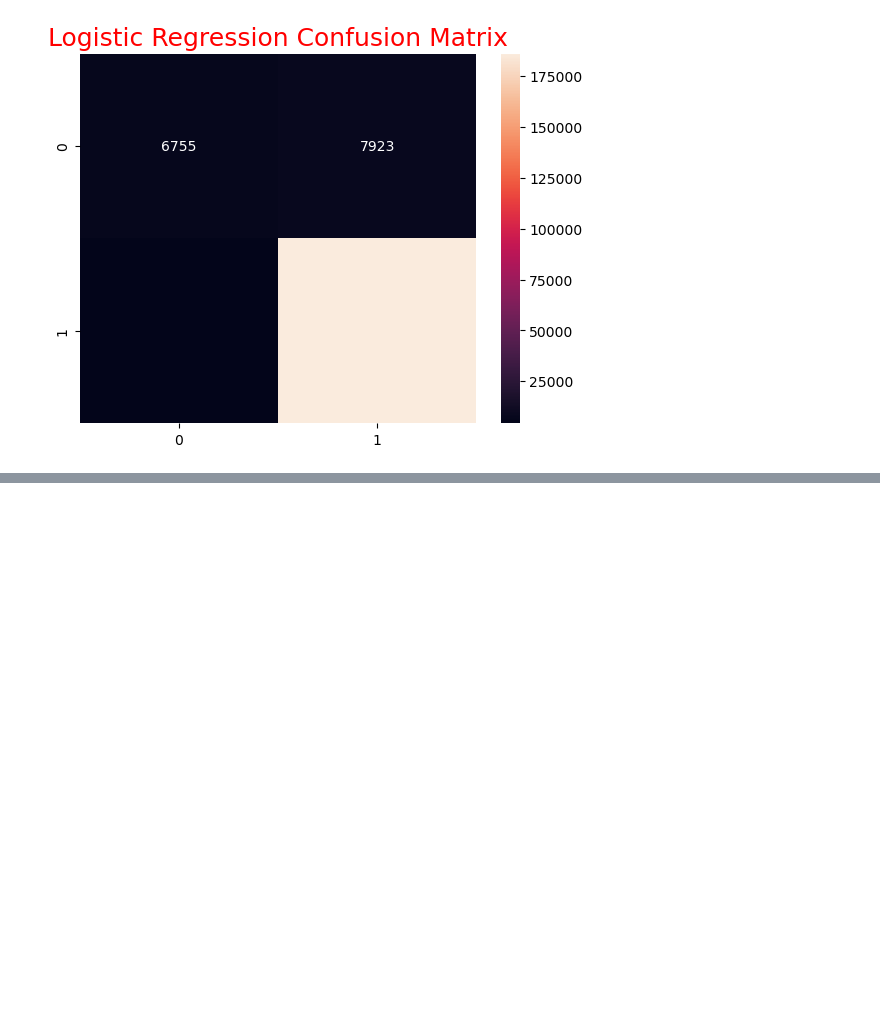
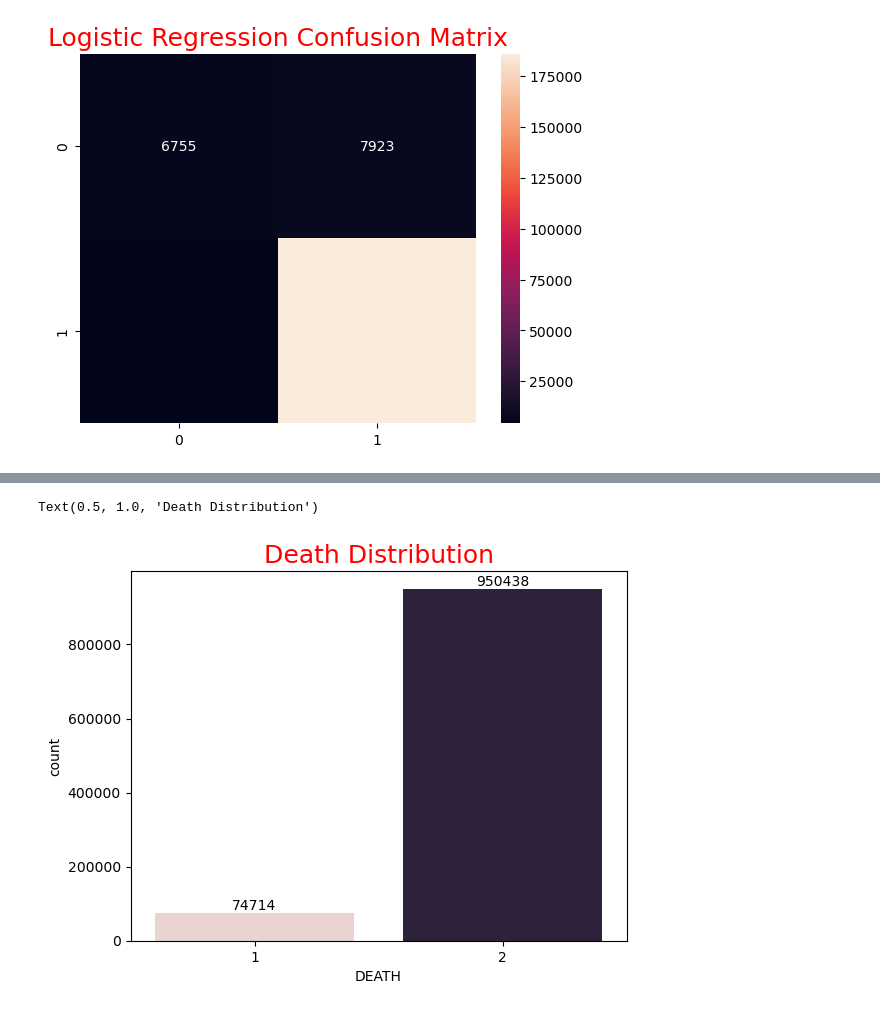
Before and after one commit to KOexPlay/Machine-Learning, a Jupyter notebook: covid_project.ipynb, the cells around one changed output, grey strips where cells are left out. Drawn from its saved outputs; the diff is of its cells as text; code cells hidden in the pictures; blank space fills up the shorter version.

```diff
--- a/covid_project.ipynb
+++ b/covid_project.ipynb
@@ -276,0 +286,13 @@ IndentationError: unexpected indent (2736863905.py, line 2)
+# %%
+# Check death distribution
+
+ax = sns.countplot(x=df.DEATH, palette=sns.cubehelix_palette(2))
+
+# Loop through all bar containers and label each
+for container in ax.containers:
+    ax.bar_label(container)
+
+plt.title("Death Distribution", fontsize=18, color="red")
+# %% [output]
+Text(0.5, 1.0, 'Death Distribution')
+[figure, added]
```
Also changed, not shown: parts of 11 cells of this notebook.
